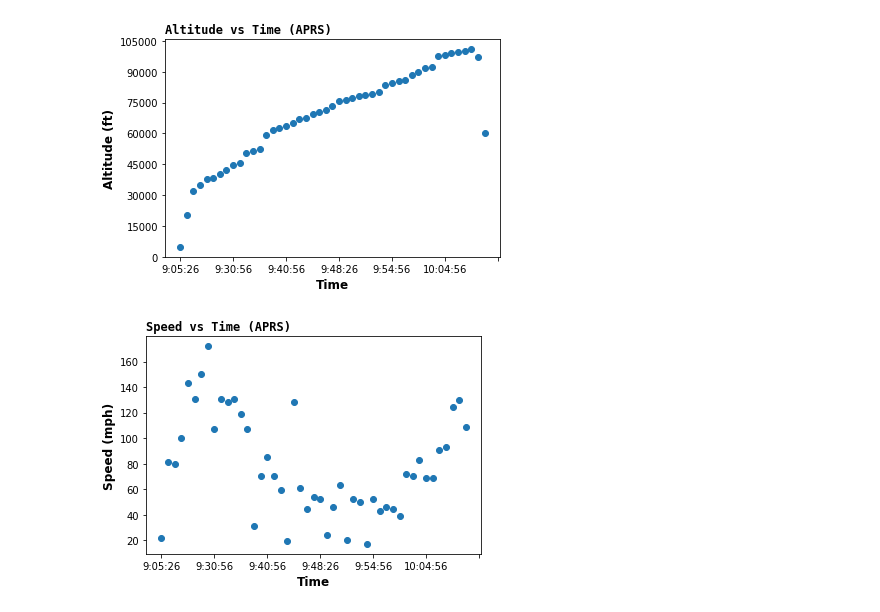
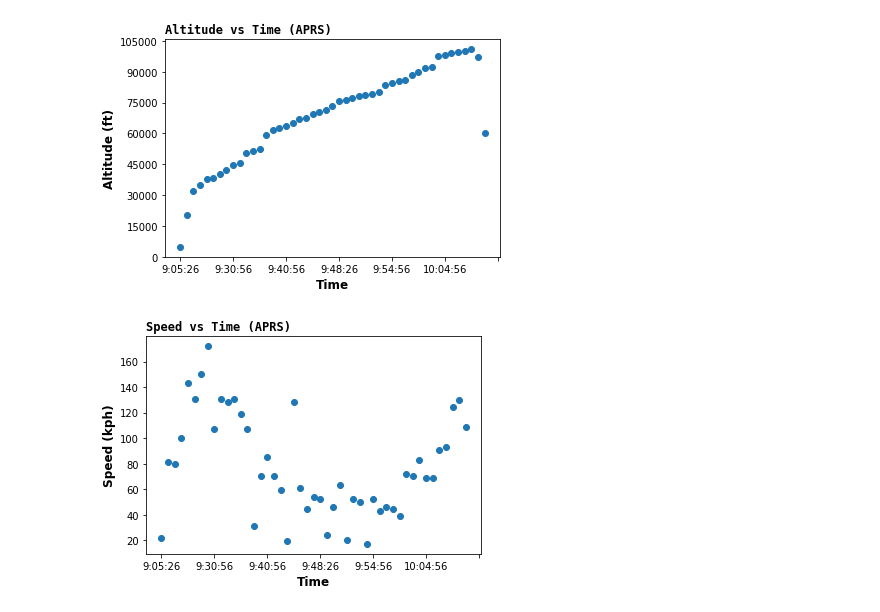
Before and after one commit to ASU-ASCEND/Fall-2024, a Jupyter notebook: DataProcessing/Traditional/Fall2024Launch.ipynb, the cells around one changed output. Saved outputs shown, nothing was run; the diff lists cells and outputs as text; code cells hidden in the pictures.

```diff
--- a/DataProcessing/Traditional/Fall2024Launch.ipynb
+++ b/DataProcessing/Traditional/Fall2024Launch.ipynb
@@ -466,17 +468,17 @@ plt.show()
 # %%
 fig, ax = plt.subplots()
 
 plt.scatter([to_mst(i.split()[1]) for i in aprs_df["time"]], aprs_df["speed"])
 ax.xaxis.set_major_locator(plt.MaxNLocator(8))
 ax.yaxis.set_major_locator(plt.MaxNLocator(10))
 
 plt.title(f"Speed vs Time (APRS)", fontsize="large", loc="left", fontweight="bold", family="monospace")
-plt.ylabel(f"Speed (mph)", fontsize="large", fontweight="bold")
+plt.ylabel(f"Speed (kph)", fontsize="large", fontweight="bold")
 plt.xlabel("Time", fontsize="large", fontweight="bold")
 
 plt.savefig(os.path.join(graph_folder, f"aprs_speed_vs_time.svg"))
 plt.savefig(os.path.join(graph_folder, f"aprs_speed_vs_time.png"))
 
 plt.show()
 # %% [output]
-[figure, old version]
+[figure, new version]
```
Also changed, not shown: parts of 1 cell of this notebook, 6 other files.
